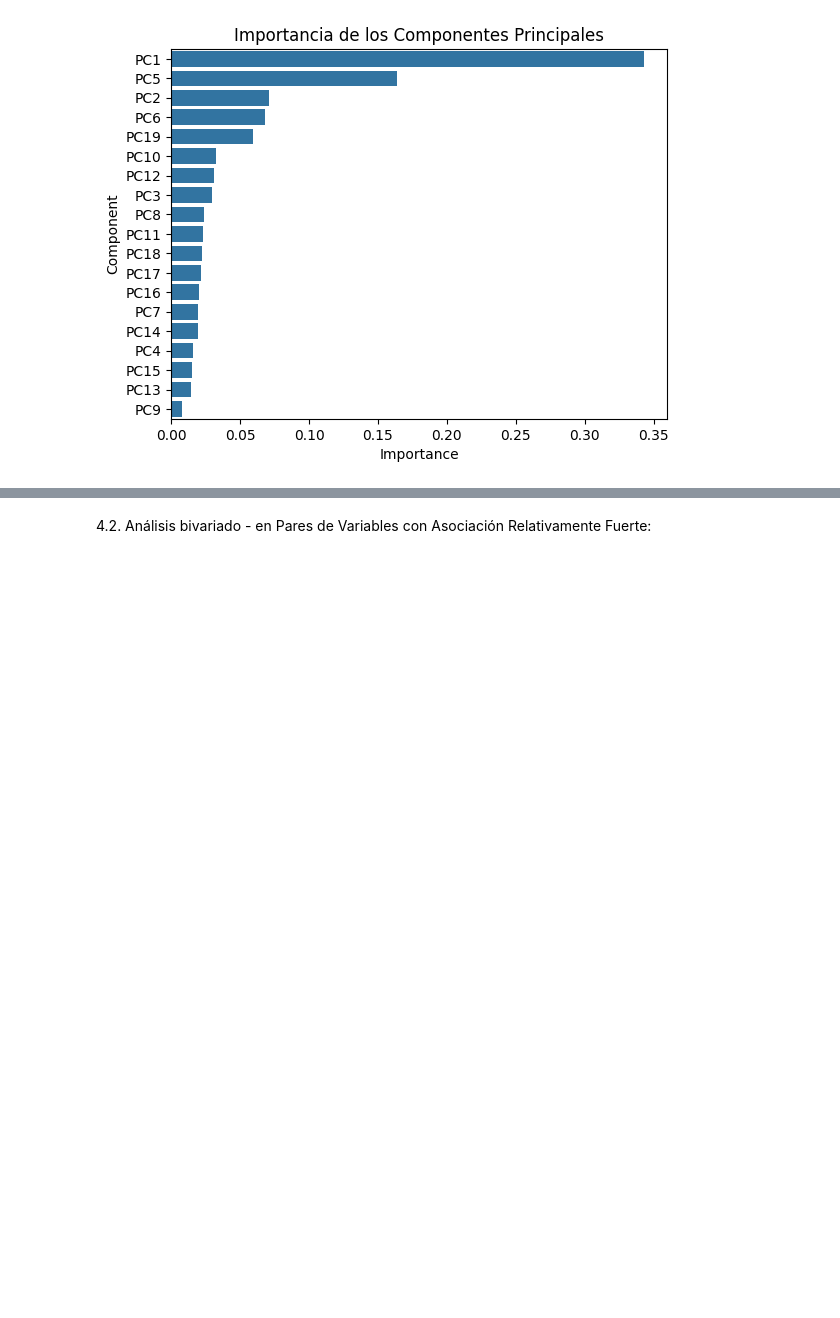
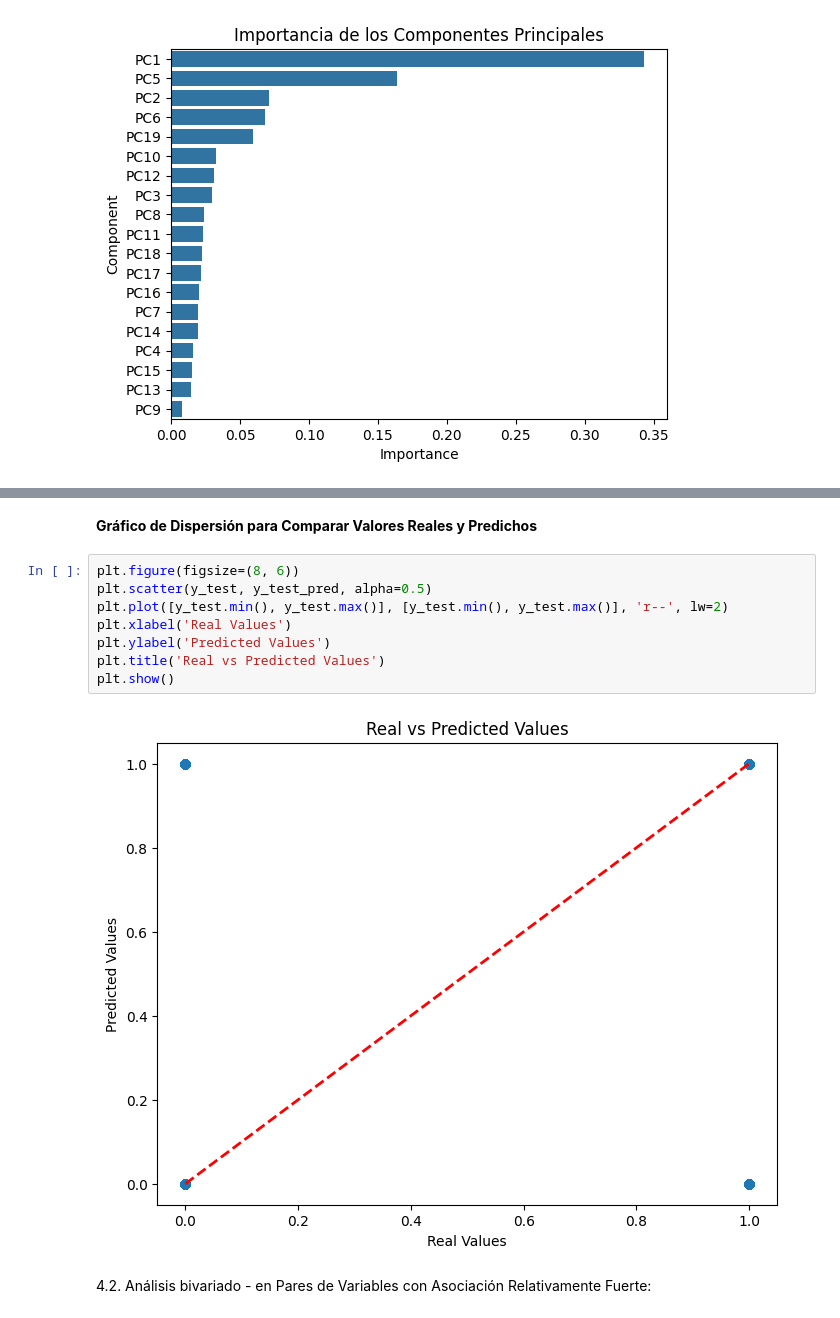
Before and after one commit to AndreaMoraledaBlanco/ML-Grupo5, a Jupyter notebook: andrea_ML_Airlines.ipynb, the cells around one changed output, grey strips where cells are left out. Drawn from its saved outputs; the diff is of its cells as text; blank space fills up the shorter version.

```diff
--- a/andrea_ML_Airlines.ipynb
+++ b/andrea_ML_Airlines.ipynb
@@ -890,3 +1096,15 @@ plt.show()
+# %% [markdown]
+**Gráfico de Dispersión para Comparar Valores Reales y Predichos**
+# %%
+plt.figure(figsize=(8, 6))
+plt.scatter(y_test, y_test_pred, alpha=0.5)
+plt.plot([y_test.min(), y_test.max()], [y_test.min(), y_test.max()], 'r--', lw=2)
+plt.xlabel('Real Values')
+plt.ylabel('Predicted Values')
+plt.title('Real vs Predicted Values')
+plt.show()
+# %% [output]
+[figure, added]
 # %% [markdown]
 4.2. Análisis bivariado - en Pares de Variables con Asociación Relativamente Fuerte:
 # %%
```
Also changed, not shown: parts of 22 cells of this notebook.
